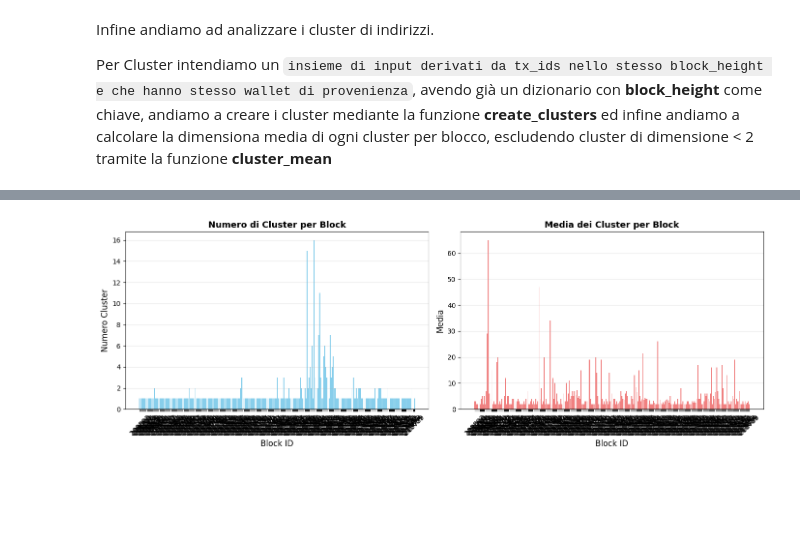
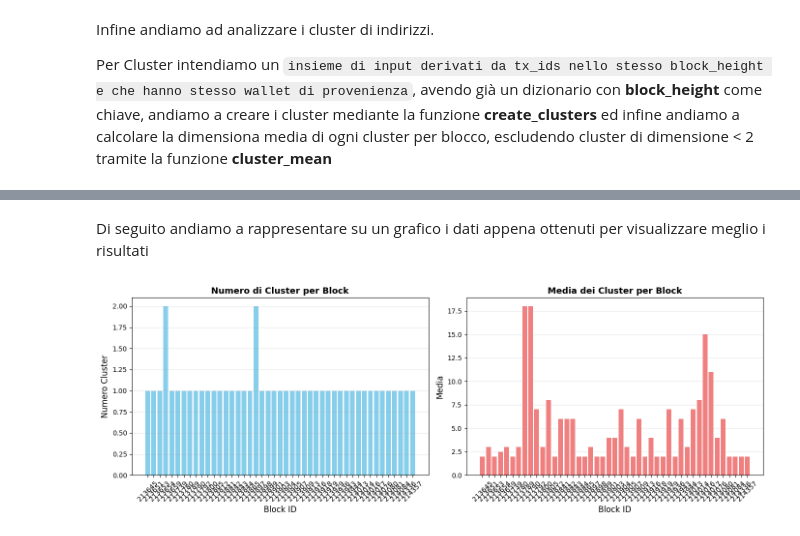
Before and after one commit to TaleWind28/Magician, a Jupyter notebook: Magician.ipynb, the cells around one changed output, grey strips where cells are left out. Cells and saved outputs as stored; diff of their text form; code cells hidden in the pictures; blank space fills up the shorter version.

```diff
--- a/Magician.ipynb
+++ b/Magician.ipynb
@@ -633,7 +737,7 @@ Controllo le transazioni di un determinato intervallo temporale **date_range**,
 # %%
 
 # Crea un range di date
-date_range = pd.date_range(start="2012-11-26", end="2012-12-26", freq='D').date
+date_range = pd.date_range(start="2012-12-26", end="2012-12-31", freq='D').date
 # Filtra usando isin
 desired_day_trans = doc_trans[doc_trans["timestamp"].dt.date.isin(date_range)]
 
@@ -748,39 +854,40 @@ display(cluster_dict)
+# %% [markdown]
+Di seguito andiamo a rappresentare su un grafico i dati appena ottenuti per visualizzare meglio i risultati
 # %%
-data = cluster_dict
 # Estrazione dei dati (stesso di prima)
-block_ids = [k for k in data.keys()]
+block_ids = [k for k in cluster_dict.keys()]
 num_clusters = []
 means = []
 
-for value in data.values():
+for value in cluster_dict.values():
     parts = value.split(', ')
     num_cluster = int(parts[0].split(':')[1].strip())
     mean = float(parts[1].split(':')[1].strip())
     num_clusters.append(num_cluster)
     means.append(mean)
 
 # Creazione di due subplot
 fig, (ax1, ax2) = plt.subplots(1, 2, figsize=(14, 5))
 
 # Primo grafico: Numero di cluster
 ax1.bar(range(len(block_ids)), num_clusters, color='skyblue')
 ax1.set_xlabel('Block ID', fontsize=12)
 ax1.set_ylabel('Numero Cluster', fontsize=12)
 ax1.set_title('Numero di Cluster per Block', fontsize=13, fontweight='bold')
 ax1.set_xticks(range(len(block_ids)))
 ax1.set_xticklabels(block_ids, rotation=45)
 ax1.grid(axis='y', alpha=0.3)
 
 # Secondo grafico: Media
 ax2.bar(range(len(block_ids)), means, color='lightcoral')
 ax2.set_xlabel('Block ID', fontsize=12)
 ax2.set_ylabel('Media', fontsize=12)
 ax2.set_title('Media dei Cluster per Block', fontsize=13, fontweight='bold')
 ax2.set_xticks(range(len(block_ids)))
 ax2.set_xticklabels(block_ids, rotation=45)
 ax2.grid(axis='y', alpha=0.3)
 
 plt.tight_layout()
 plt.show()
 # %% [output]
-[figure, old version]
+[figure, new version]
```
Also changed, not shown: parts of 23 cells of this notebook, 1 other file.
